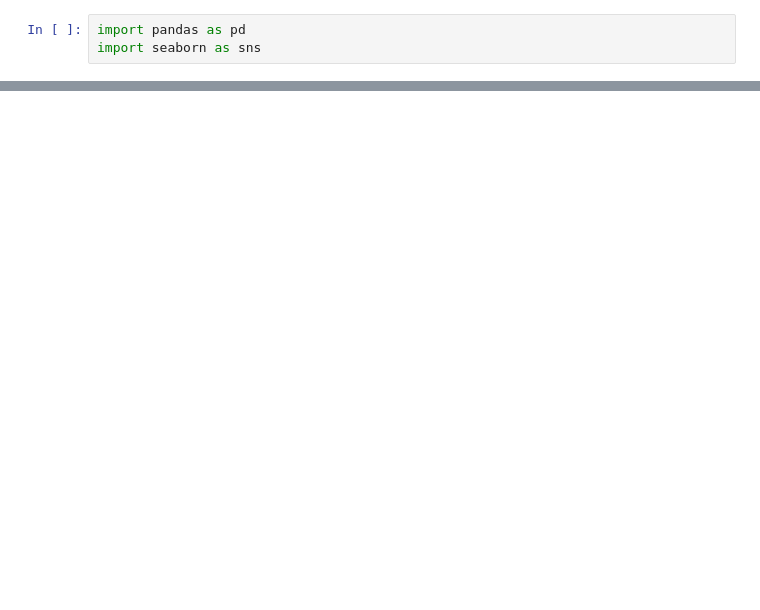
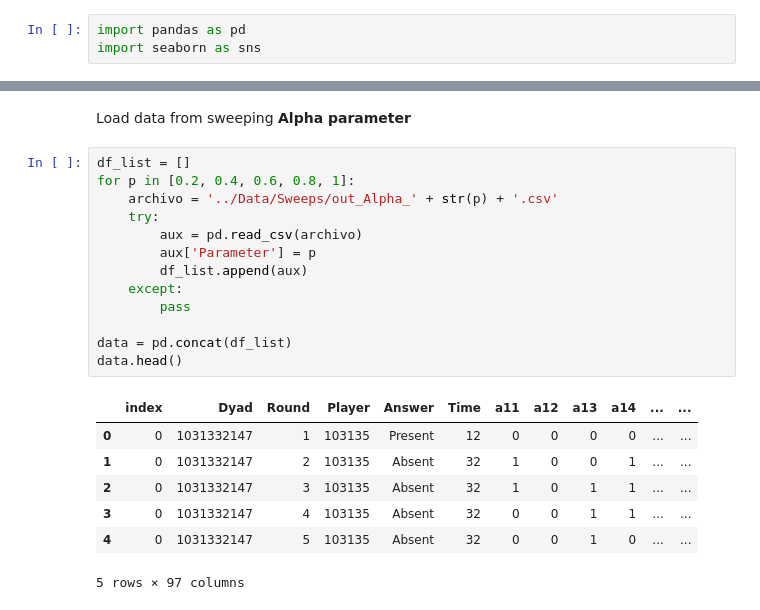
Before and after one commit to Slendercoder/DCL-DataAnalysis, a Jupyter notebook: Python codes/Untitled1.ipynb, the cells around one changed output, grey strips where cells are left out. Drawn from its saved outputs; the diff is of its cells as text; blank space fills up the shorter version.

```diff
--- a/Python codes/Untitled1.ipynb
+++ b/Python codes/Untitled1.ipynb
@@ -22,3 +24,26 @@ data.head()
 | 3 | 0 | 1047052381 | 4 | 104700 | Absent | 62 | 1 | 1 | 1 | 1 | ... | ... |
 | 4 | 0 | 1047052381 | 5 | 104700 | Absent | 2 | 0 | 0 | 0 | 0 | ... | ... |
 5 rows × 96 columns
+# %% [markdown]
+Load data from sweeping **Alpha parameter**
+# %%
+df_list = []
+for p in [0.2, 0.4, 0.6, 0.8, 1]:
+    archivo = '../Data/Sweeps/out_Alpha_' + str(p) + '.csv'
+    try:
+        aux = pd.read_csv(archivo)
+        aux['Parameter'] = p
+        df_list.append(aux)
+    except:
+        pass
+
+data = pd.concat(df_list)
+data.head()
+# %% [output]
+|  | index | Dyad | Round | Player | Answer | Time | a11 | a12 | a13 | a14 | ... | ... |
+| 0 | 0 | 1031332147 | 1 | 103135 | Present | 12 | 0 | 0 | 0 | 0 | ... | ... |
+| 1 | 0 | 1031332147 | 2 | 103135 | Absent | 32 | 1 | 0 | 0 | 1 | ... | ... |
+| 2 | 0 | 1031332147 | 3 | 103135 | Absent | 32 | 1 | 0 | 1 | 1 | ... | ... |
+| 3 | 0 | 1031332147 | 4 | 103135 | Absent | 32 | 0 | 0 | 1 | 1 | ... | ... |
+| 4 | 0 | 1031332147 | 5 | 103135 | Absent | 32 | 0 | 0 | 1 | 0 | ... | ... |
+5 rows × 97 columns
```
Also changed, not shown: parts of 6 cells of this notebook, 13 other files.
